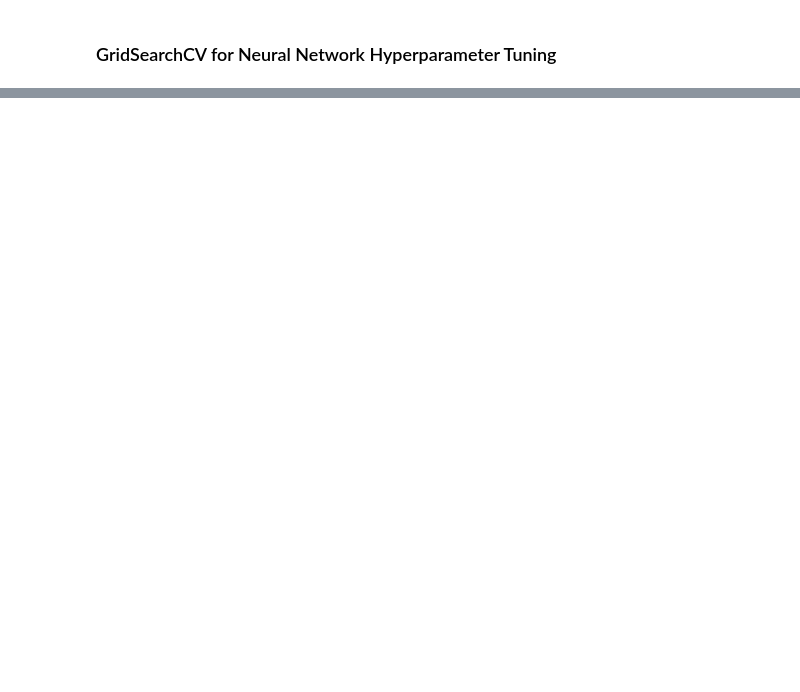
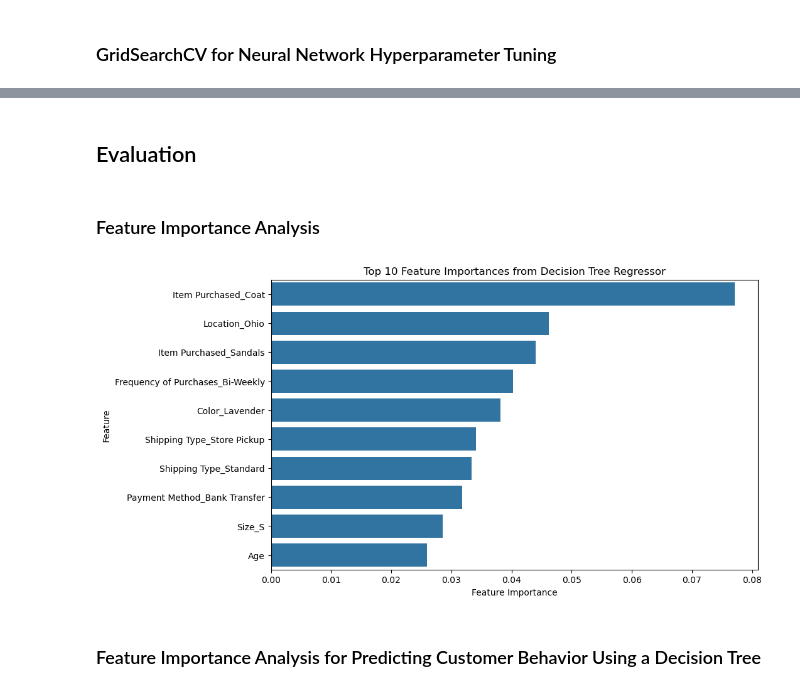
Before and after one commit to kiptochmike/Understanding-Customer-Behavior, a Jupyter notebook: customer.ipynb, the cells around one changed output, grey strips where cells are left out. Drawn from its saved outputs; the diff is of its cells as text; code cells hidden in the pictures; blank space fills up the shorter version.

```diff
--- a/customer.ipynb
+++ b/customer.ipynb
@@ -556,0 +557,24 @@ Tuned Neural Network Mean Squared Error: 0.5650773048400879
+# %% [markdown]
+## Evaluation
+# %% [markdown]
+### Feature Importance Analysis
+# %%
+
+#  feature_importances
+feature_importances = pd.Series(grid_dt.best_estimator_.feature_importances_, index=X_train.columns)
+feature_importances = feature_importances.sort_values(ascending=False)
+
+
+top_10_features = feature_importances.head(10)
+
+# Plot top 10 feature importances
+plt.figure(figsize=(10, 6))
+sns.barplot(x=top_10_features.values, y=top_10_features.index)
+plt.xlabel('Feature Importance')
+plt.ylabel('Feature')
+plt.title('Top 10 Feature Importances from Decision Tree Regressor')
+plt.show()
+# %% [output]
+[figure, added]
+# %% [markdown]
+### Feature Importance Analysis for Predicting Customer Behavior Using a Decision Tree
```
Also changed, not shown: parts of 11 cells of this notebook.
